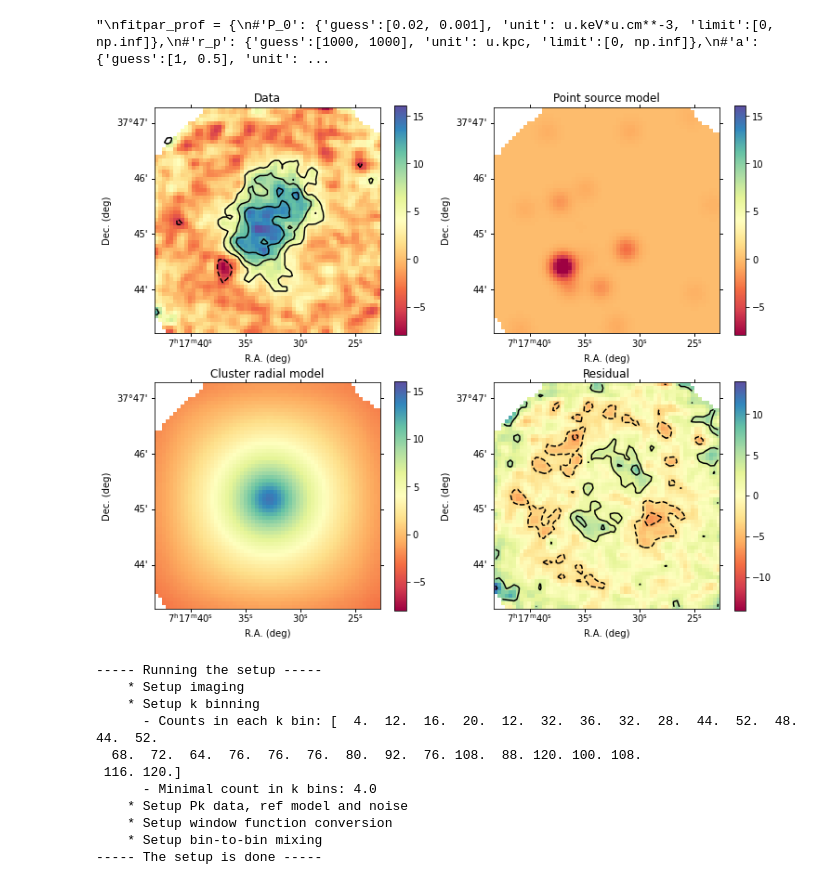
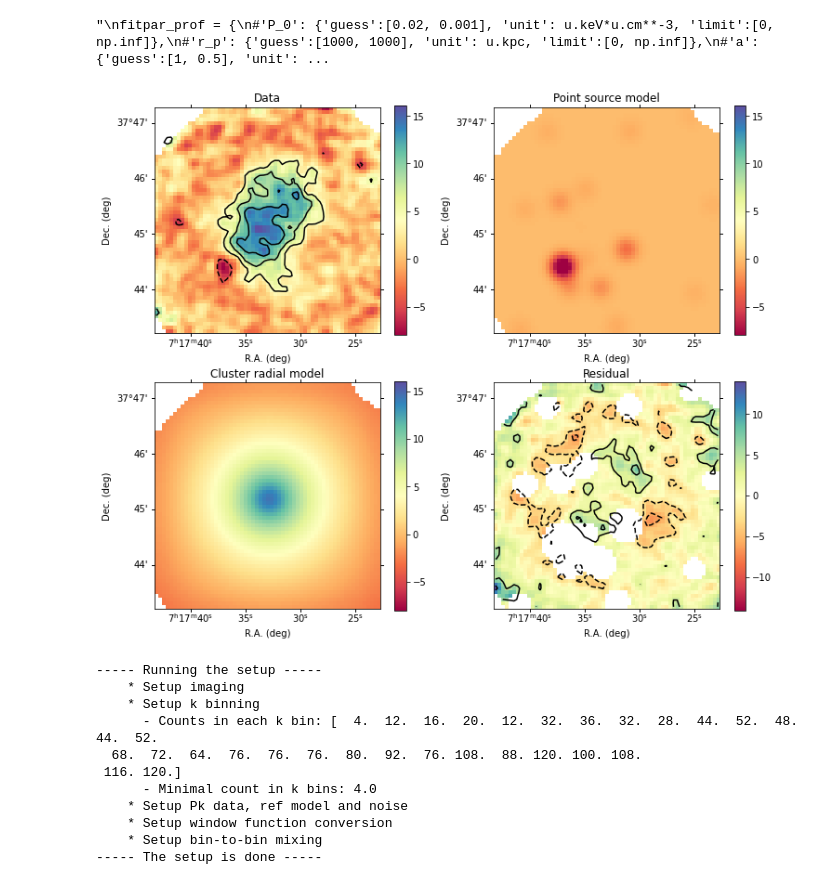
Before and after one commit to remi-adam/pitszi, a Jupyter notebook: notebook/pitszi_application_MACSJ0717.ipynb, the cells around one changed output. Cells and saved outputs as stored; diff of their text form; code cells hidden in the pictures.

```diff
--- a/notebook/pitszi_application_MACSJ0717.ipynb
+++ b/notebook/pitszi_application_MACSJ0717.ipynb
@@ -100,3 +100,15 @@ for imc in range(len(noise[:,0,0])):
 cls_noise = noise_rep
 cls_rms = np.std(noise_rep, axis=0)
 cls_rms[cls_rms == 0] = np.amax(cls_rms)*1e2
+# %%
+psmask = img_ps *0 +1
+psmask[img_ps*y2jy > 0.05] = 0
+
+fig = plt.figure(0, figsize=(12, 5))
+ax = plt.subplot(1, 2, 1, projection=WCS(cls_head))
+plt.imshow(img_ps*y2jy, origin='lower')
+plt.colorbar()
+
+ax = plt.subplot(1, 2, 2, projection=WCS(cls_head))
+plt.imshow(psmask, origin='lower')
+plt.colorbar()
@@ -294,6 +309,9 @@ rng = [np.nanmin(cls_data.mask*gaussian_filter(cls_img+cls_ps, sigma=smooth_FWHM
 
 msk = cls_data.mask
 msk[cls_data.mask == 0] = np.nan
+
+psmasks = psmask * 1
+psmasks[psmask == 0] = np.nan
 
 #----- Image
 ax = plt.subplot(2, 2, 1, projection=WCS(cls_head))
@@ -310,35 +328,35 @@ plt.ylabel('Dec. (deg)')
 
 #----- Point source model
 ax = plt.subplot(2, 2, 2, projection=WCS(cls_head))
 plt.imshow(msk*gaussian_filter(cls_ps, sigma=smooth_FWHM.to_value('deg')/sigma2fwhm/cls_head['CDELT2'])*1e5,
            cmap='Spectral', vmin=rng[0], vmax=rng[1])
 cb = plt.colorbar()
 plt.title('Point source model')
 plt.xlabel('R.A. (deg)')
 plt.ylabel('Dec. (deg)')
 
 #----- Cluster model
 ax = plt.subplot(2, 2, 3, projection=WCS(cls_head))
 plt.imshow(msk*gaussian_filter(model_sph, sigma=smooth_FWHM.to_value('deg')/sigma2fwhm/cls_head['CDELT2'])*1e5,
            cmap='Spectral', vmin=rng[0], vmax=rng[1])
 cb = plt.colorbar()
 plt.title('Cluster radial model')
 plt.xlabel('R.A. (deg)')
 plt.ylabel('Dec. (deg)')
 
 #----- Residual
 rng = np.nanmax(msk*np.abs(gaussian_filter(cls_img-model_sph, sigma=smooth_FWHM.to_value('deg')/sigma2fwhm/cls_head['CDELT2'])*1e5))
 ax = plt.subplot(2, 2, 4, projection=WCS(cls_head))
-plt.imshow(msk*gaussian_filter(cls_img-model_sph, sigma=smooth_FWHM.to_value('deg')/sigma2fwhm/cls_head['CDELT2'])*1e5,
+plt.imshow(psmasks*msk*gaussian_filter(cls_img-model_sph, sigma=smooth_FWHM.to_value('deg')/sigma2fwhm/cls_head['CDELT2'])*1e5,
            cmap='Spectral', vmin=-rng, vmax=rng)
 cb = plt.colorbar()
 plt.contour(msk*gaussian_filter(cls_img-model_sph, sigma=smooth_FWHM.to_value('deg')/sigma2fwhm/cls_head['CDELT2'])/rms,
             levels=[-8,-6,-4,-2,2,4,6,8], colors='k')
 plt.title('Residual')
 plt.xlabel('R.A. (deg)')
 plt.ylabel('Dec. (deg)')
 # %% [output]
-[figure, old version]
+[figure, new version]
 # %%
 # Parameters
 cls_infer.method_use_covmat  = True
```
Also changed, not shown: parts of 1 cell of this notebook, 5 other files.
